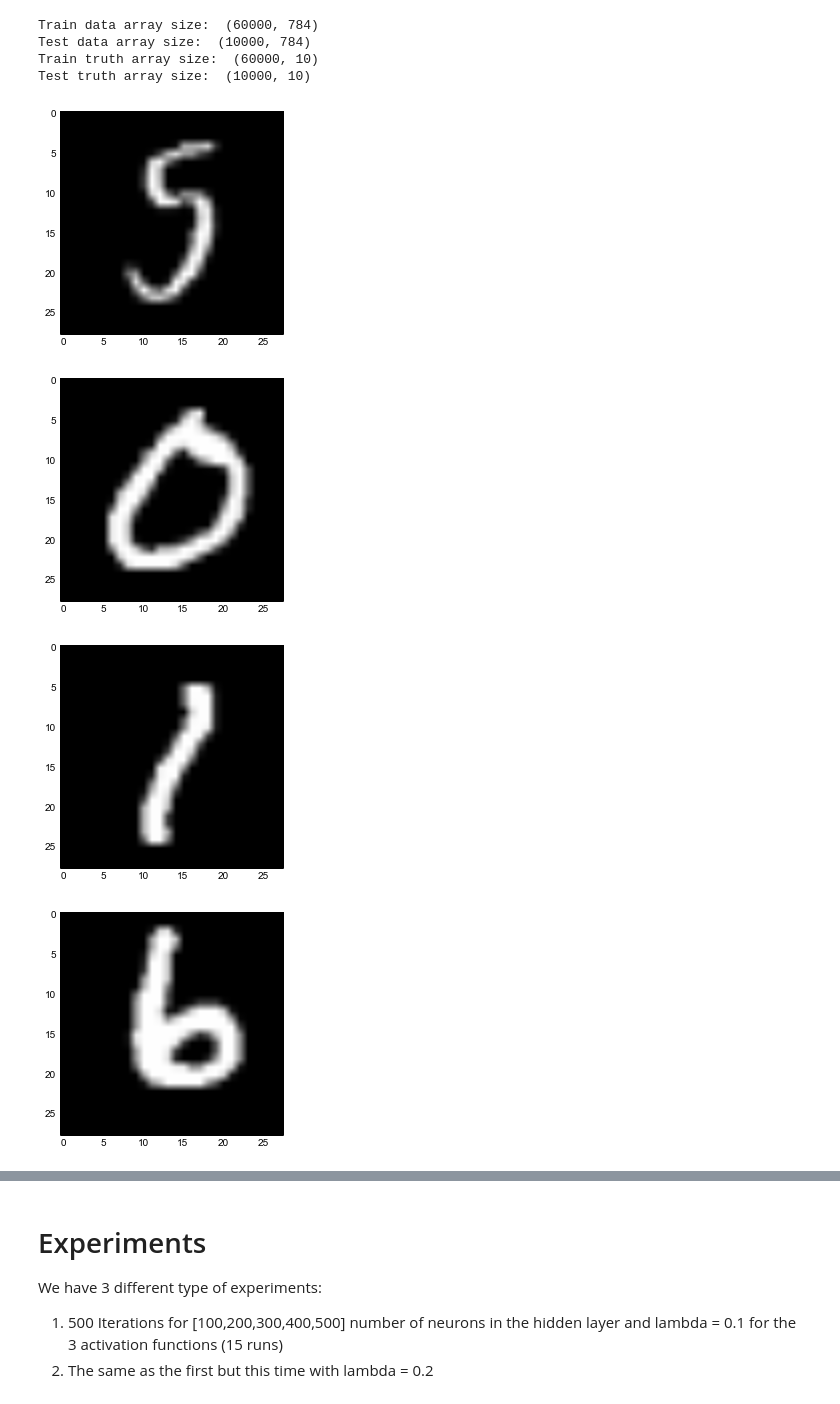
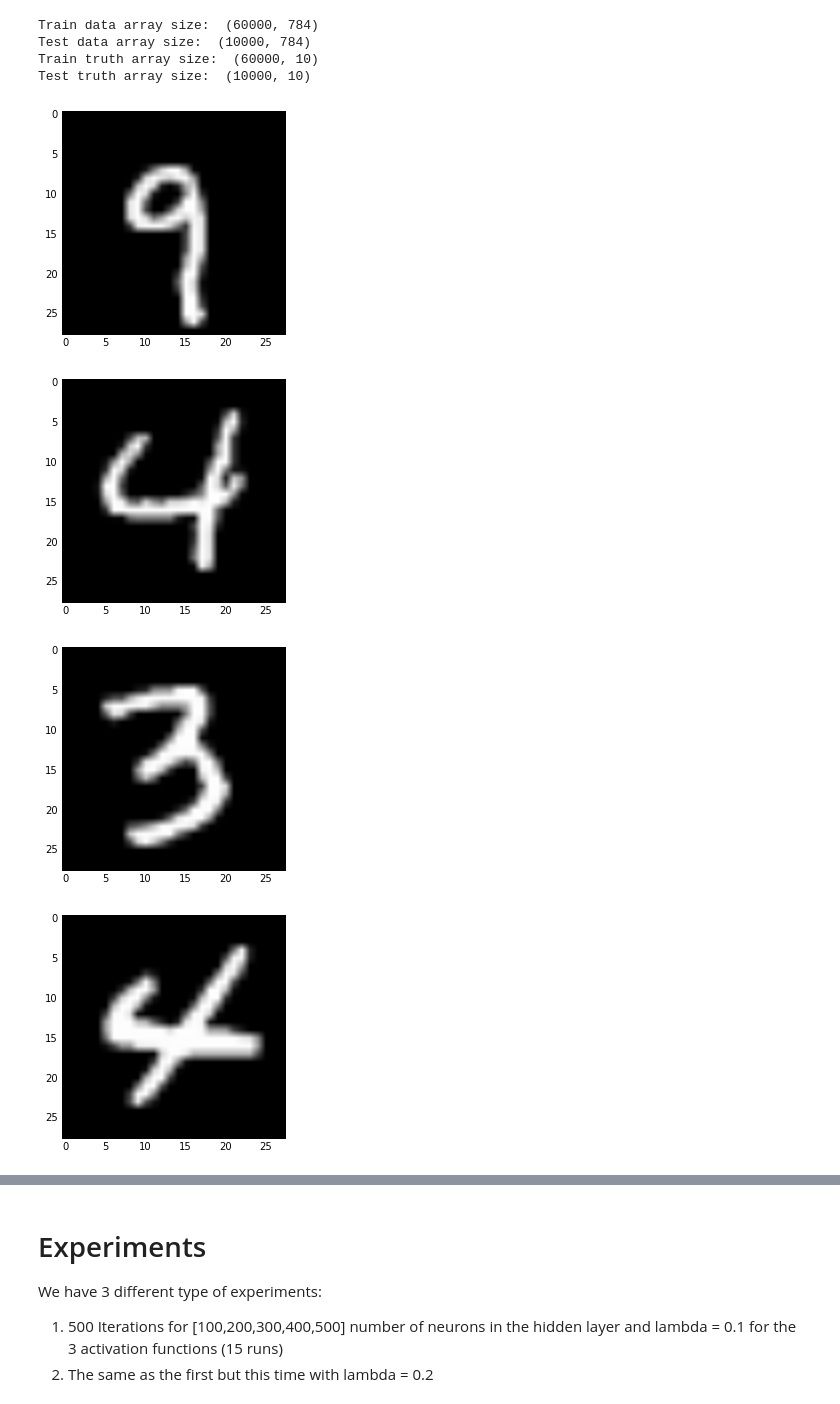
Before and after one commit to Mixpap/neural-network, a Jupyter notebook: neural_network.ipynb, the cells around one changed output, grey strips where cells are left out. Drawn from its saved outputs; the diff is of its cells as text; code cells hidden in the pictures.

```diff
--- a/neural_network.ipynb
+++ b/neural_network.ipynb
@@ -92,14 +97,14 @@ Test data array size:  (10000, 784)
 Train truth array size:  (60000, 10)
 Test truth array size:  (10000, 10)
 # %%
-    # Running this block will display 10 handwritten digits from the training dataset
-    samples = np.random.randint(train_data.shape[0], size=10)
+    # Running this block will display 5 handwritten digits from the training dataset
+    samples = np.random.randint(train_data.shape[0], size=5)
     for i in samples:
         im = Image.fromarray(train_data[i].reshape(28,28)*255).convert('RGB')
         plt.figure()
         plt.imshow(im)
 # %% [output]
-[figure, old version]
+[figure, new version]
-[figure, old version]
+[figure, new version]
-[figure, old version]
+[figure, new version]
-[figure, old version]
+[figure, new version]
```
Also changed, not shown: parts of 6 cells of this notebook, 1 other file.
